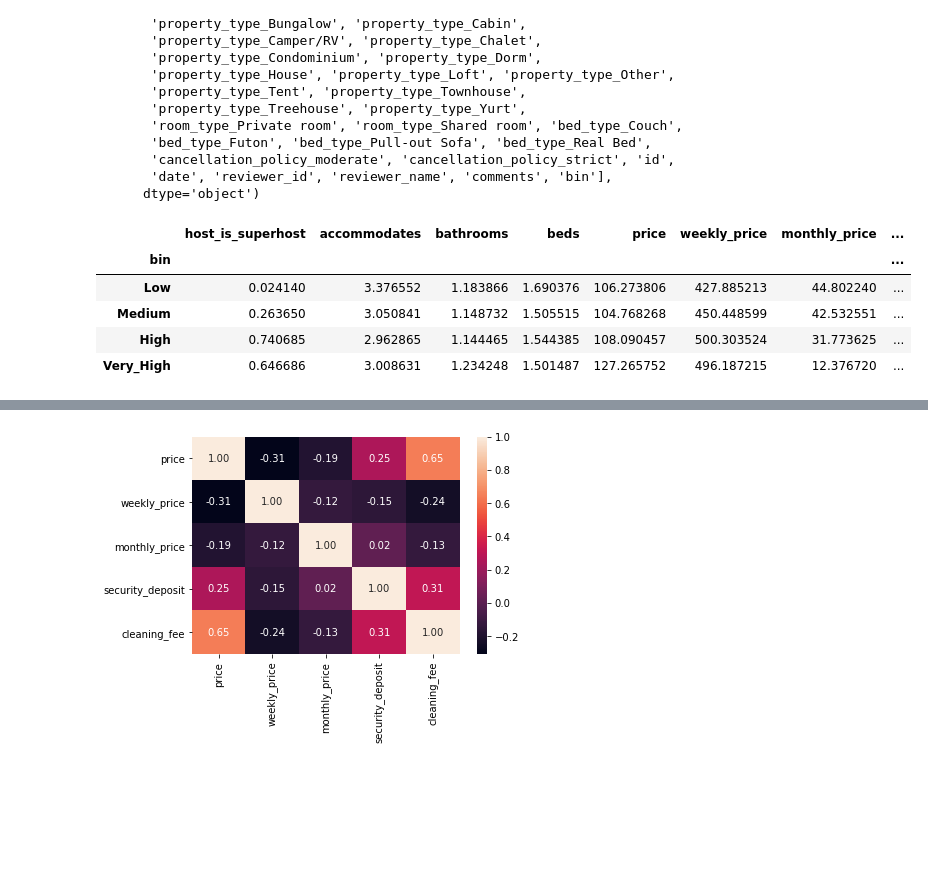
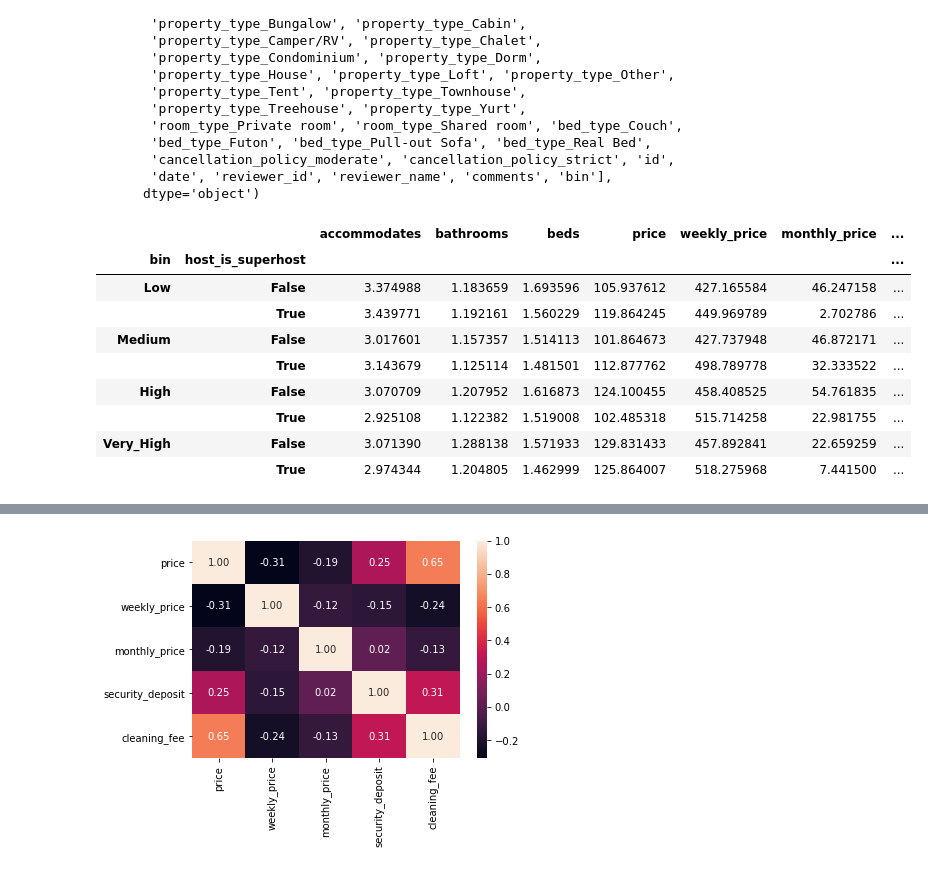
Before and after one commit to wythe0513/Airbnb, a Jupyter notebook: airbnb_seattle.ipynb, the cells around one changed output, grey strips where cells are left out. Drawn from its saved outputs; the diff is of its cells as text; code cells hidden in the pictures; blank space fills up the shorter version.

```diff
--- a/airbnb_seattle.ipynb
+++ b/airbnb_seattle.ipynb
@@ -552,3 +531,6 @@ rating_mean=df_rating.groupby(['bin']).agg('mean')
+# %%
+# create rating_mean mean values of each colum for 4 categories
+rating_mean=df_rating.groupby(['bin', 'host_is_superhost']).agg('mean')
 # %%
 df_rating.columns
 # %% [output]
@@ -572,18 +554,22 @@ Index(['listing_id', 'host_id', 'host_since', 'host_is_superhost',
        'date', 'reviewer_id', 'reviewer_name', 'comments', 'bin'],
       dtype='object')
 # %%
-rating_mean[['host_is_superhost','accommodates', 'bathrooms', 'beds', 'price', 'weekly_price',
+rating_mean[['accommodates', 'bathrooms', 'beds', 'price', 'weekly_price',
        'monthly_price', 'security_deposit', 'cleaning_fee', 'number_of_reviews', 'review_scores_rating',
        'review_scores_accuracy', 'review_scores_cleanliness',
        'review_scores_checkin', 'review_scores_communication',
        'review_scores_location', 'review_scores_value', 'reviews_per_month']]
 # %% [output]
-|  | host_is_superhost | accommodates | bathrooms | beds | price | weekly_price | monthly_price | ... |
-| bin |  |  |  |  |  |  |  | ... |
-| Low | 0.024140 | 3.376552 | 1.183866 | 1.690376 | 106.273806 | 427.885213 | 44.802240 | ... |
-| Medium | 0.263650 | 3.050841 | 1.148732 | 1.505515 | 104.768268 | 450.448599 | 42.532551 | ... |
-| High | 0.740685 | 2.962865 | 1.144465 | 1.544385 | 108.090457 | 500.303524 | 31.773625 | ... |
-| Very_High | 0.646686 | 3.008631 | 1.234248 | 1.501487 | 127.265752 | 496.187215 | 12.376720 | ... |
+|  |  | accommodates | bathrooms | beds | price | weekly_price | monthly_price | ... |
+| bin | host_is_superhost |  |  |  |  |  |  | ... |
+| Low | False | 3.374988 | 1.183659 | 1.693596 | 105.937612 | 427.165584 | 46.247158 | ... |
+|  | True | 3.439771 | 1.192161 | 1.560229 | 119.864245 | 449.969789 | 2.702786 | ... |
+| Medium | False | 3.017601 | 1.157357 | 1.514113 | 101.864673 | 427.737948 | 46.872171 | ... |
+|  | True | 3.143679 | 1.125114 | 1.481501 | 112.877762 | 498.789778 | 32.333522 | ... |
+| High | False | 3.070709 | 1.207952 | 1.616873 | 124.100455 | 458.408525 | 54.761835 | ... |
+|  | True | 2.925108 | 1.122382 | 1.519008 | 102.485318 | 515.714258 | 22.981755 | ... |
+| Very_High | False | 3.071390 | 1.288138 | 1.571933 | 129.831433 | 457.892841 | 22.659259 | ... |
+|  | True | 2.974344 | 1.204805 | 1.462999 | 125.864007 | 518.275968 | 7.441500 | ... |
 # %%
 rating_mean[['property_type_Bed & Breakfast', 'property_type_Boat',
        'property_type_Bungalow', 'property_type_Cabin',
```
Also changed, not shown: parts of 32 cells of this notebook, 1 other file.
